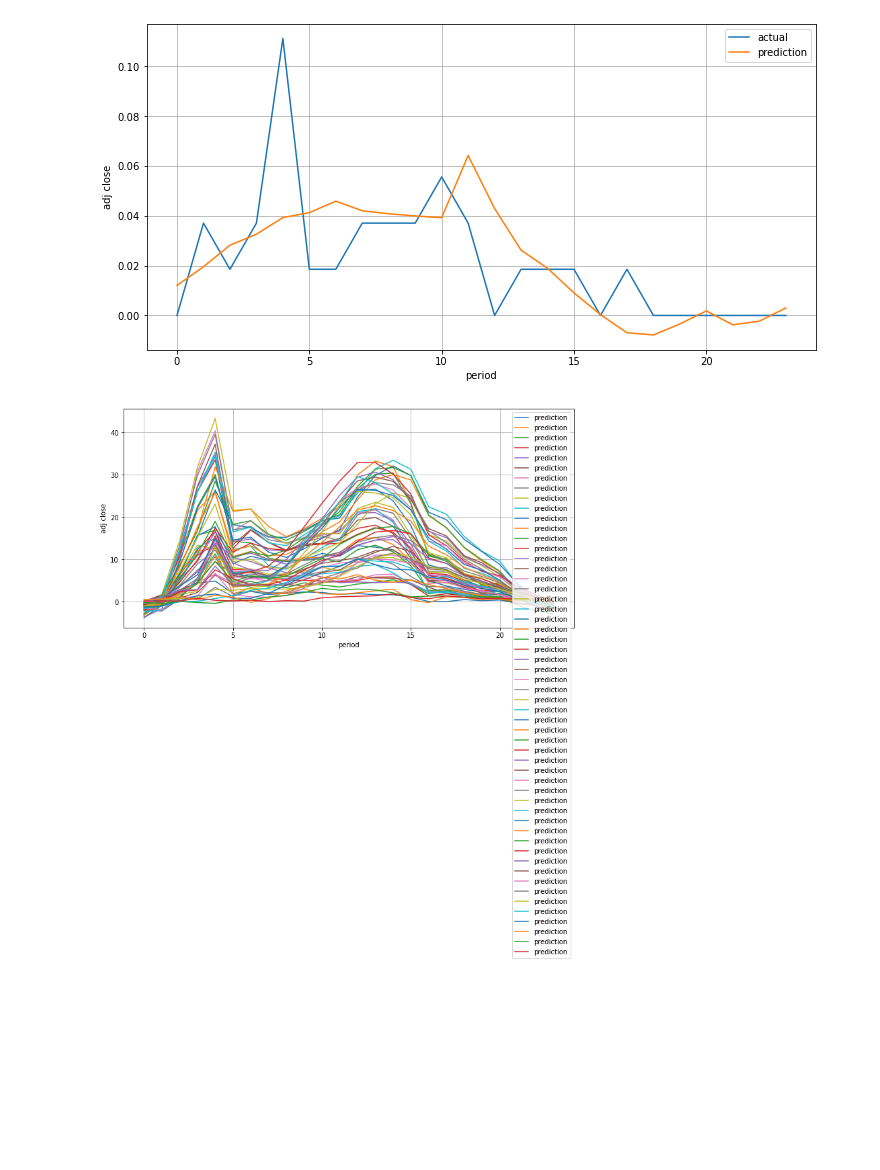
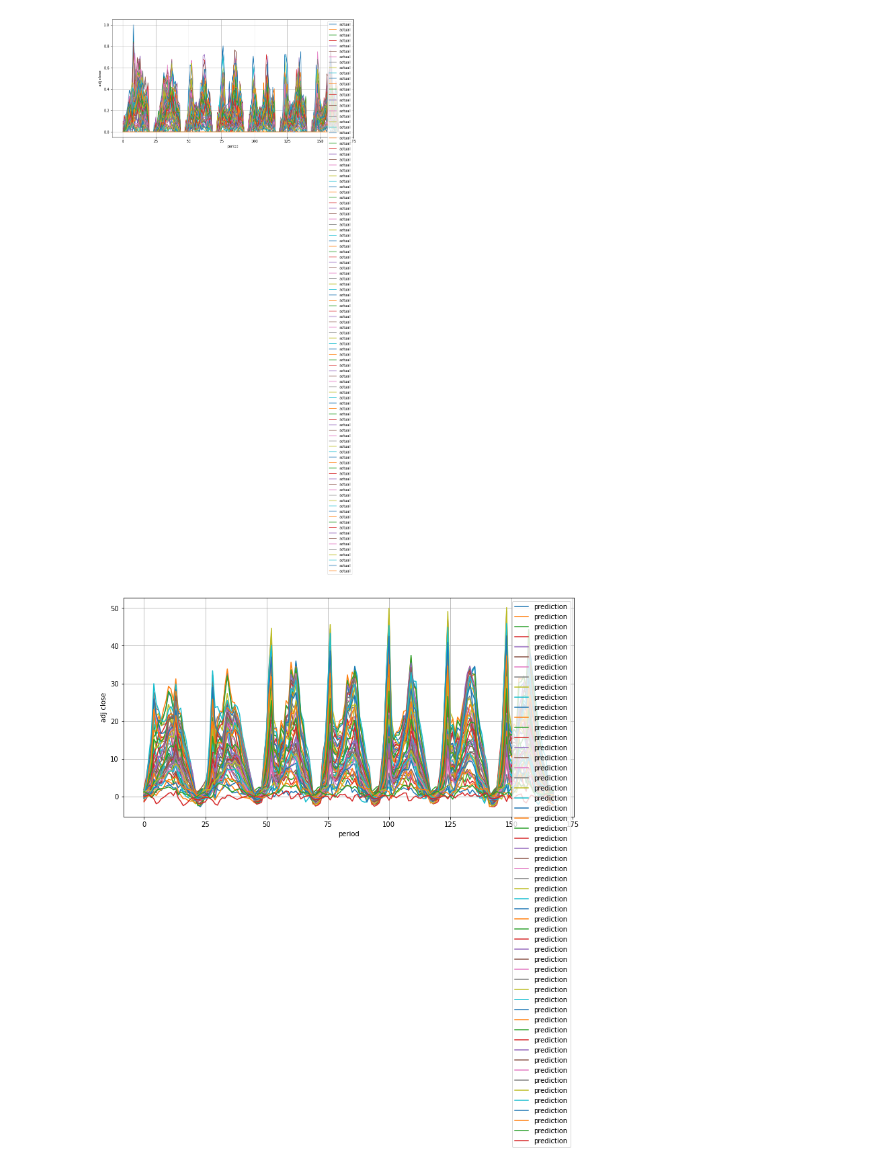
Before and after one commit to bus-seat-prediction/machinelearning, a Jupyter notebook: bus_LSTM_integrate-Copy1.ipynb, the cells around one changed output. Cells and saved outputs as stored; diff of their text form; code cells hidden in the pictures; blank space fills up the shorter version.

```diff
--- a/bus_LSTM_integrate-Copy1.ipynb
+++ b/bus_LSTM_integrate-Copy1.ipynb
@@ -6,7 +6,7 @@ import matplotlib.pyplot as plt
 from tensorflow.keras.models import Sequential
 from tensorflow.keras.layers import LSTM, Dense, Dropout
 
-raw_df = pd.read_csv('./20220305_20220318_1020.csv')
+raw_df = pd.read_csv('./20220305_20220415_301.csv')
 
 
 def min_max_scaling(x):
@@ -48,11 +48,11 @@ def make_sequene_dataset(feature, label, window_size):
 # feature_cols = ['1_성북생태체험관' ,'2_정릉초교','3_정릉동풍림상가앞','4_정릉동풍림아파트.청소년문화의집','5_북한산보국문역2번출구']
 # label_cols = [ '3_정릉동풍림상가앞' ]
 
-feature_cols=columns[50:55]
-label_cols=columns[0:1]
+# feature_cols=columns[50:55]
+# label_cols=columns[0:1]
 
-# feature_cols=columns[0:len(columns)]
-# label_cols=columns[0:len(columns)]
+feature_cols=columns[0:len(columns)]
+label_cols=columns[0:len(columns)]
 
 print(feature_cols)
 print(label_cols)
@@ -65,13 +65,13 @@ label_np = label_df.to_numpy()
 
 print(feature_np.shape, label_np.shape)
 
-window_size = 120
+window_size = 168
 
 X, Y = make_sequene_dataset(feature_np, label_np, window_size)
 
 print(X.shape, Y.shape)
 
-split = -24
+split = -168
 
 x_train = X[0:split]
 y_train = Y[0:split]
@@ -79,22 +79,22 @@ y_train = Y[0:split]
 x_test = X[split:]
 y_test = Y[split:]
 
-model = Sequential()
+# model = Sequential()
 
-model.add(LSTM(128, activation='tanh', input_shape=x_train[0].shape))
+# model.add(LSTM(128, activation='ReLU', input_shape=x_train[0].shape))
 
 # model.add(Dense(len(columns), activation='linear'))
-model.add(Dense(1, activation='linear'))
+# # model.add(Dense(1, activation='linear'))
 
 
-model.compile(loss='mse', optimizer='adam', metrics=['mae'])
+# model.compile(loss='mse', optimizer='adam', metrics=['mae'])
 
-from tensorflow.keras.callbacks import EarlyStopping
+# from tensorflow.keras.callbacks import EarlyStopping
 
-early_stop = EarlyStopping(monitor='val_loss', patience=5)
+# early_stop = EarlyStopping(monitor='val_loss', patience=5)
 
-model.fit(x_train, y_train,
-          validation_data=(x_test, y_test),
-          epochs=100, batch_size=16,
-          callbacks=[early_stop])
+# model.fit(x_train, y_train,
+#           validation_data=(x_test, y_test),
+#           epochs=100, batch_size=16,
+#           callbacks=[early_stop])
 # %% [output]
@@ -119,17 +114,17 @@ Epoch 10/100
 # %%
-pred = model.predict(x_test)
+# pred = model.predict(x_test)
 
 plt.figure(figsize=(12, 6))
 plt.ylabel('adj close')
 plt.xlabel('period')
 plt.plot(y_test, label='actual')
-plt.plot(pred, label='prediction')
+# plt.plot(pred, label='prediction')
 plt.grid()
 plt.legend(loc='best')
 
 plt.show()
 # %% [output]
-[figure, old version]
+[figure, new version]
 # %%
 #역정규화 : 정규화된 값을 원래의 값으로 되돌림
 def reverse_min_max_scaling(org_x, x): #종가 예측값
@@ -148,7 +143,7 @@ plt.legend(loc='best')
 
 plt.show()
 # %% [output]
-[figure, old version]
+[figure, new version]
 # %%
 #역정규화 : 정규화된 값을 원래의 값으로 되돌림
 def reverse_min_max_scaling(org_x, x): #종가 예측값
```
Also changed, not shown: parts of 4 cells of this notebook, 9 other files.
